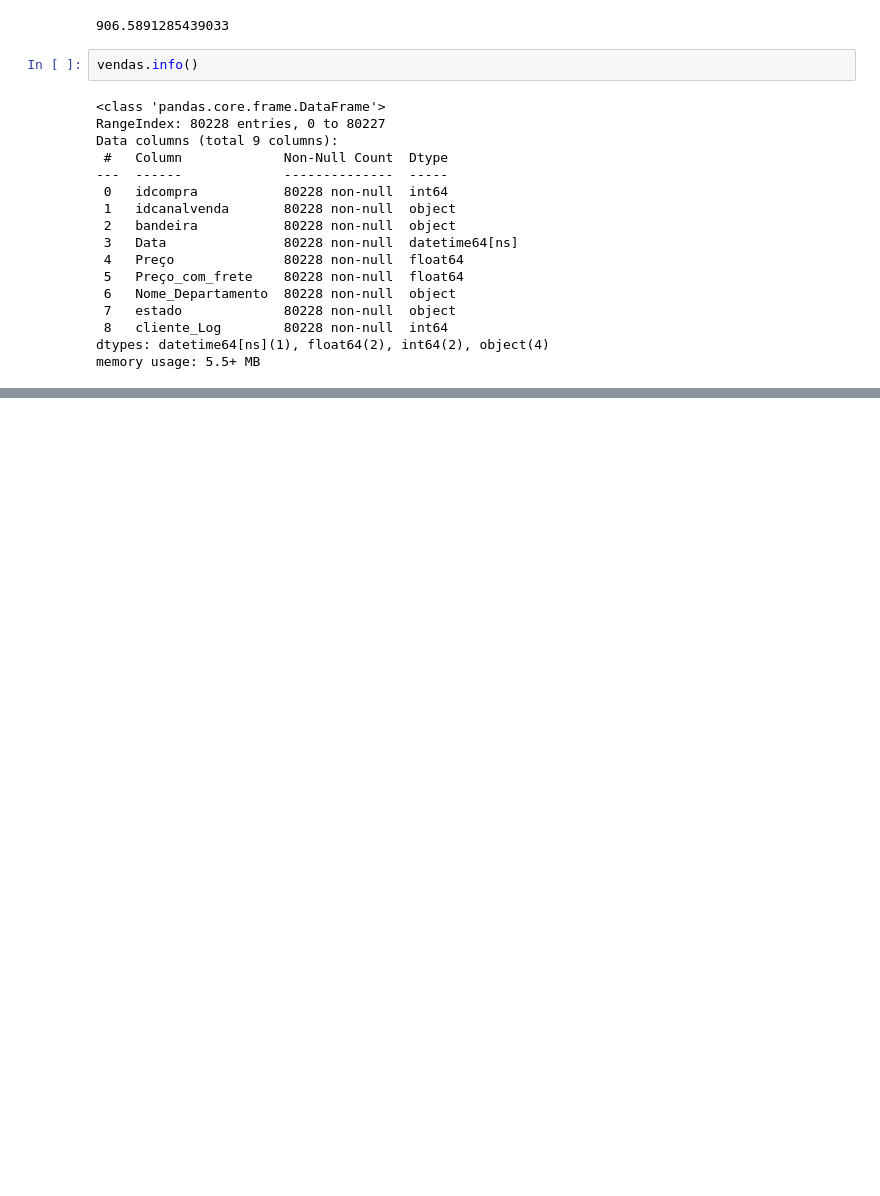
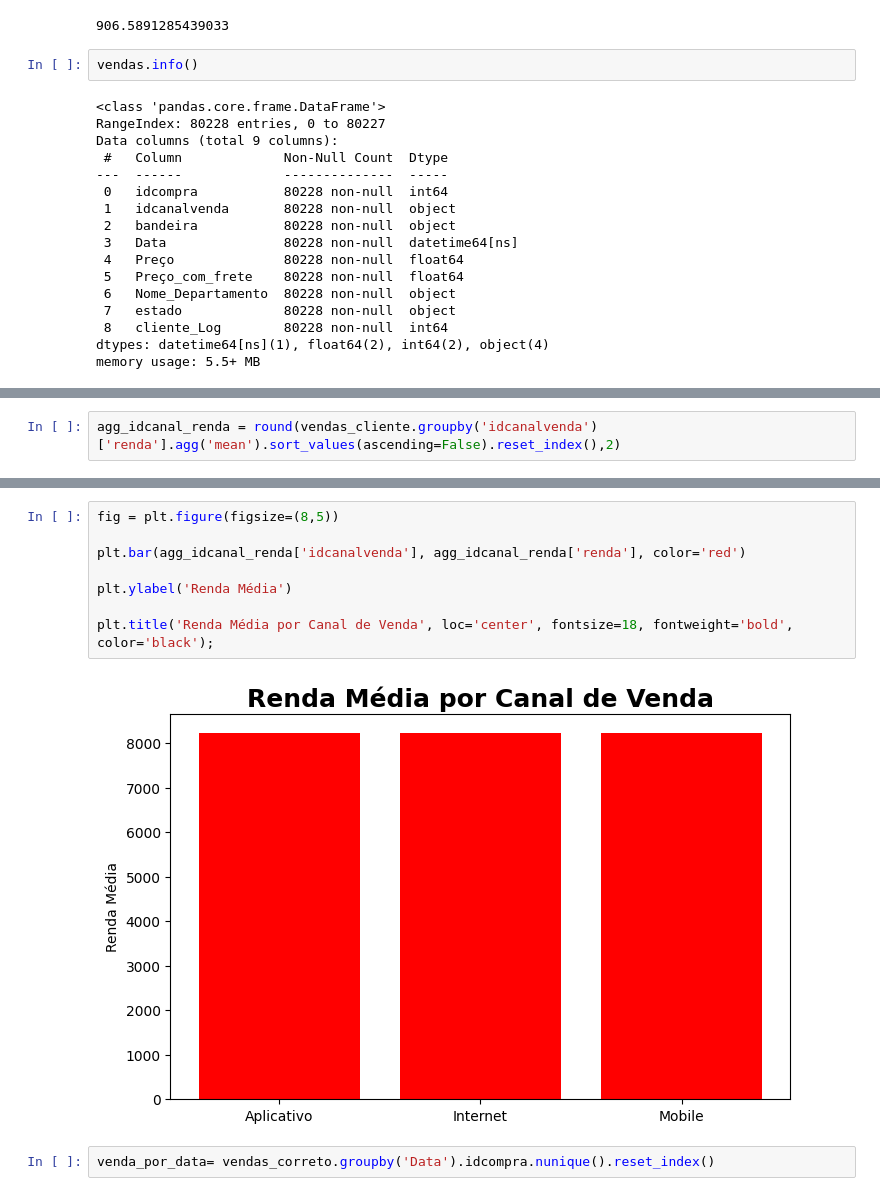
Before and after one commit to aristoxen/biblioteca_pandas, a Jupyter notebook: case_2.ipynb, the cells around one changed output, grey strips where cells are left out. Cells and saved outputs as stored; diff of their text form; blank space fills up the shorter version.

```diff
--- a/case_2.ipynb
+++ b/case_2.ipynb
@@ -170,0 +382,2 @@ memory usage: 5.5+ MB
+# %%
+agg_idcanal_renda = round(vendas_cliente.groupby('idcanalvenda')['renda'].agg('mean').sort_values(ascending=False).reset_index(),2)
@@ -170,0 +411,12 @@ memory usage: 5.5+ MB
+# %%
+fig = plt.figure(figsize=(8,5))
+
+plt.bar(agg_idcanal_renda['idcanalvenda'], agg_idcanal_renda['renda'], color='red')
+
+plt.ylabel('Renda Média')
+
+plt.title('Renda Média por Canal de Venda', loc='center', fontsize=18, fontweight='bold', color='black');
+# %% [output]
+[figure, added]
+# %%
+venda_por_data= vendas_correto.groupby('Data').idcompra.nunique().reset_index()
```
Also changed, not shown: parts of 38 cells of this notebook.
